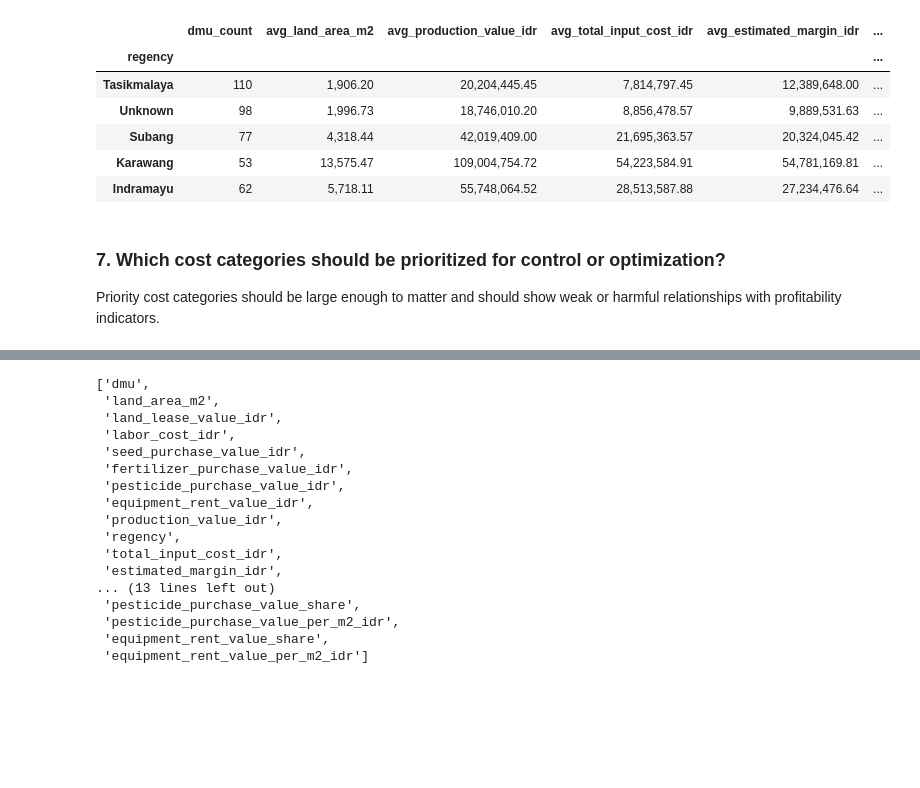
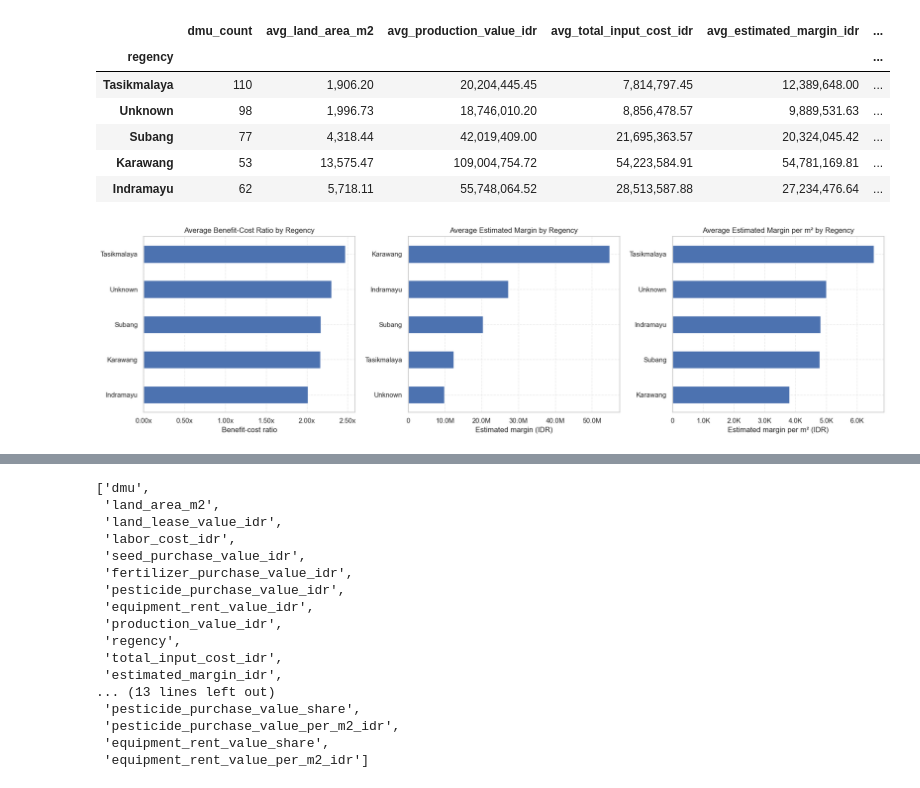
Before and after one commit to MMADUs/RSC_Analysis, a Jupyter notebook: Rice Supply Chain Analysis.ipynb, the cells around one changed output, grey strips where cells are left out. Cells and saved outputs as stored; diff of their text form; code cells hidden in the pictures; blank space fills up the shorter version.

```diff
--- a/Rice Supply Chain Analysis.ipynb
+++ b/Rice Supply Chain Analysis.ipynb
@@ -1111,40 +1066,37 @@ regency_summary
 | Karawang | 53 | 13,575.47 | 109,004,754.72 | 54,223,584.91 | 54,781,169.81 | ... |
 | Indramayu | 62 | 5,718.11 | 55,748,064.52 | 28,513,587.88 | 27,234,476.64 | ... |
 # %%
-# fig, axes = plt.subplots(1, 3, figsize=(18, 5))
+fig, axes = plt.subplots(1, 3, figsize=(18, 5))
 
-# regency_summary["avg_benefit_cost_ratio"].sort_values().plot(
-#     kind="barh",
-#     ax=axes[0],
-# )
-# axes[0].set_title("Average Benefit-Cost Ratio by Regency")
-# axes[0].set_xlabel("Benefit-cost ratio")
-# axes[0].set_ylabel("")
-# axes[0].xaxis.set_major_formatter(FuncFormatter(ratio_formatter))
-# format_chart_axis(axes[0])
+regency_summary["avg_benefit_cost_ratio"].sort_values().plot(
+    kind="barh",
+    ax=axes[0],
+)
+axes[0].set_title("Average Benefit-Cost Ratio by Regency")
+axes[0].set_xlabel("Benefit-cost ratio")
+axes[0].set_ylabel("")
+axes[0].xaxis.set_major_formatter(FuncFormatter(ratio_formatter))
+format_chart_axis(axes[0])
 
-# regency_summary["avg_margin_per_m2_idr"].sort_values().plot(
-#     kind="barh",
-#     ax=axes[1],
-# )
-# axes[1].set_title("Average Estimated Margin per m² by Regency")
-# axes[1].set_xlabel("Estimated margin per m² (IDR)")
-# axes[1].set_ylabel("")
-# format_chart_axis(axes[1], x_is_idr=True)
+regency_summary["avg_estimated_margin_idr"].sort_values().plot(
+    kind="barh",
+    ax=axes[1],
+)
+axes[1].set_title("Average Estimated Margin by Regency")
+axes[1].set_xlabel("Estimated margin (IDR)")
+axes[1].set_ylabel("")
+format_chart_axis(axes[1], x_is_idr=True)
 
-# regency_summary["priority_intervention_rate"].sort_values().plot(
-#     kind="barh",
-#     ax=axes[2],
-# )
-# axes[2].set_title("Priority Intervention Rate by Regency")
-# axes[2].set_xlabel("Share of DMUs flagged")
-# axes[2].set_ylabel("")
-# axes[2].xaxis.set_major_formatter(PercentFormatter(xmax=1))
-# format_chart_axis(axes[2])
+regency_summary["avg_margin_per_m2_idr"].sort_values().plot(
+    kind="barh",
+    ax=axes[2],
+)
+axes[2].set_title("Average Estimated Margin per m² by Regency")
+axes[2].set_xlabel("Estimated margin per m² (IDR)")
+axes[2].set_ylabel("")
+format_chart_axis(axes[2], x_is_idr=True)
 
-# plt.tight_layout()
-# plt.show()
+plt.tight_layout()
+plt.show()
+# %% [output]
+[figure, added]
-# %% [markdown]
-### 7. Which cost categories should be prioritized for control or optimization?
-
-Priority cost categories should be large enough to matter and should show weak or harmful relationships with profitability indicators.
```
Also changed, not shown: parts of 30 cells of this notebook.
